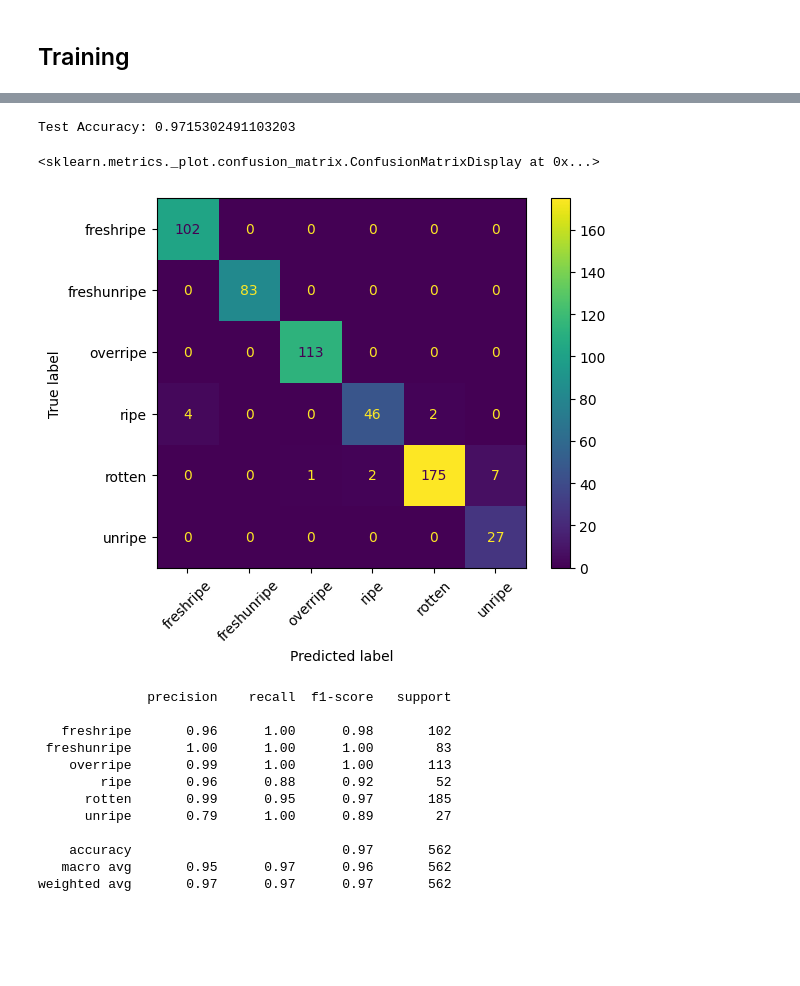
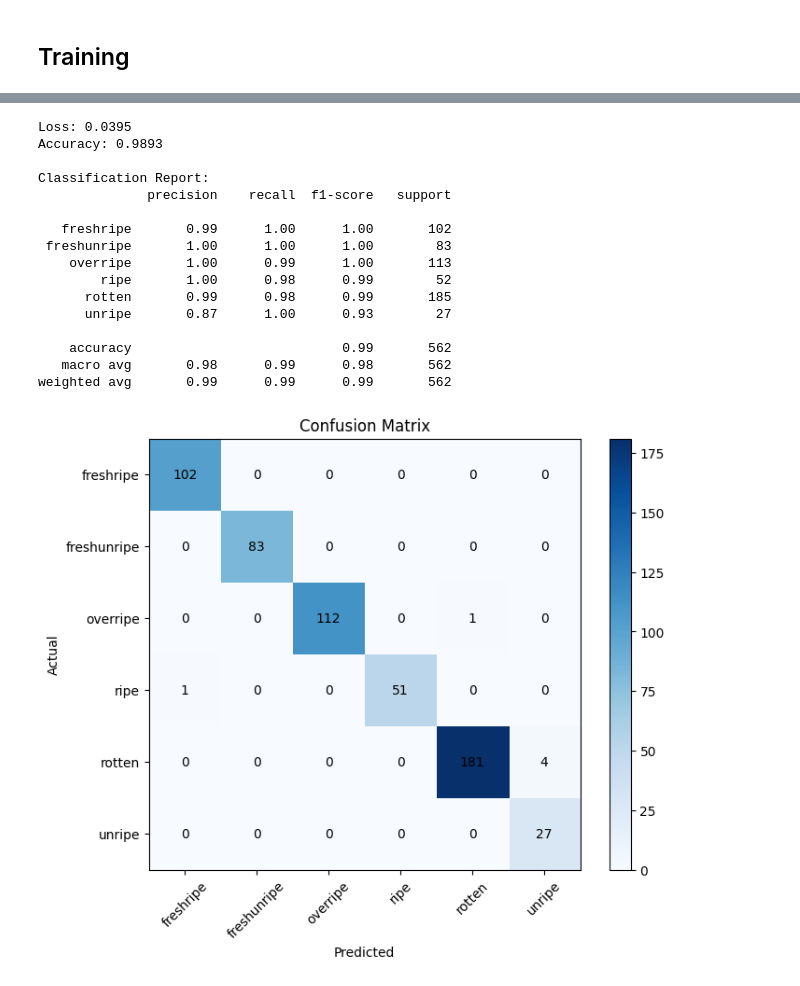
Before and after one commit to Chetan559/Computer-Vision, a Jupyter notebook: Classification/EfficientNet.ipynb, the cells around one changed output, grey strips where cells are left out. Saved outputs shown, nothing was run; the diff lists cells and outputs as text; code cells hidden in the pictures; blank space fills up the shorter version.

```diff
--- a/Classification/EfficientNet.ipynb
+++ b/Classification/EfficientNet.ipynb
@@ -160,7 +137,0 @@ print(class_names)
-# %%
-model = models.efficientnet_b0(pretrained=True)
-
-model.classifier[1] = nn.Linear(model.classifier[1].in_features, 6)
-
-device = torch.device("cuda" if torch.cuda.is_available() else "cpu")
-model = model.to(device)
@@ -167,5 +198,2 @@ model = model.to(device)
 # %% [markdown]
 ## Training
-# %%
-criterion = nn.CrossEntropyLoss()
-optimizer = optim.Adam(model.parameters(), lr=0.001)
@@ -256,41 +355,24 @@ plt.show()
-# %%
-model.eval()
-test_preds = []
-test_labels = []
-
-with torch.no_grad():
-    for images, labels in test_loader:
-        images = images.to(device)
-
-        outputs = model(images)
-        preds = torch.argmax(outputs, dim=1).cpu().numpy()
-
-        test_preds.extend(preds)
-        test_labels.extend(labels.numpy())
-
-test_acc = accuracy_score(test_labels, test_preds)
-print("Test Accuracy:", test_acc)
-# %% [output]
-Test Accuracy: 0.9715302491103203
-# %%
-cm = confusion_matrix(test_labels, test_preds)
-disp = ConfusionMatrixDisplay(cm, display_labels=class_names)
-disp.plot(xticks_rotation=45)
-# %% [output]
-<sklearn.metrics._plot.confusion_matrix.ConfusionMatrixDisplay at 0x...>
-[figure, removed]
-# %%
-print(classification_report(test_labels, test_preds, target_names=class_names))
-# %% [output]
-              precision    recall  f1-score   support
-
-   freshripe       0.96      1.00      0.98       102
- freshunripe       1.00      1.00      1.00        83
-    overripe       0.99      1.00      1.00       113
-        ripe       0.96      0.88      0.92        52
-      rotten       0.99      0.95      0.97       185
-      unripe       0.79      1.00      0.89        27
-
-    accuracy                           0.97       562
-   macro avg       0.95      0.97      0.96       562
-weighted avg       0.97      0.97      0.97       562
+# %%
+test_dataset = datasets.ImageFolder(test_path, data_transforms['val'])
+test_loader = DataLoader(test_dataset, batch_size=32, shuffle=False)
+
+test_preds, test_labels = evaluate_model(model_ft, test_loader)
+show_metrics(test_preds, test_labels, class_names)
+# %% [output]
+Loss: 0.0395
+Accuracy: 0.9893
+
+Classification Report:
+              precision    recall  f1-score   support
+
+   freshripe       0.99      1.00      1.00       102
+ freshunripe       1.00      1.00      1.00        83
+    overripe       1.00      0.99      1.00       113
+        ripe       1.00      0.98      0.99        52
+      rotten       0.99      0.98      0.99       185
+      unripe       0.87      1.00      0.93        27
+
+    accuracy                           0.99       562
+   macro avg       0.98      0.99      0.98       562
+weighted avg       0.99      0.99      0.99       562
+[figure, added]
```
Also changed, not shown: parts of 45 cells of this notebook, 8 other files.
